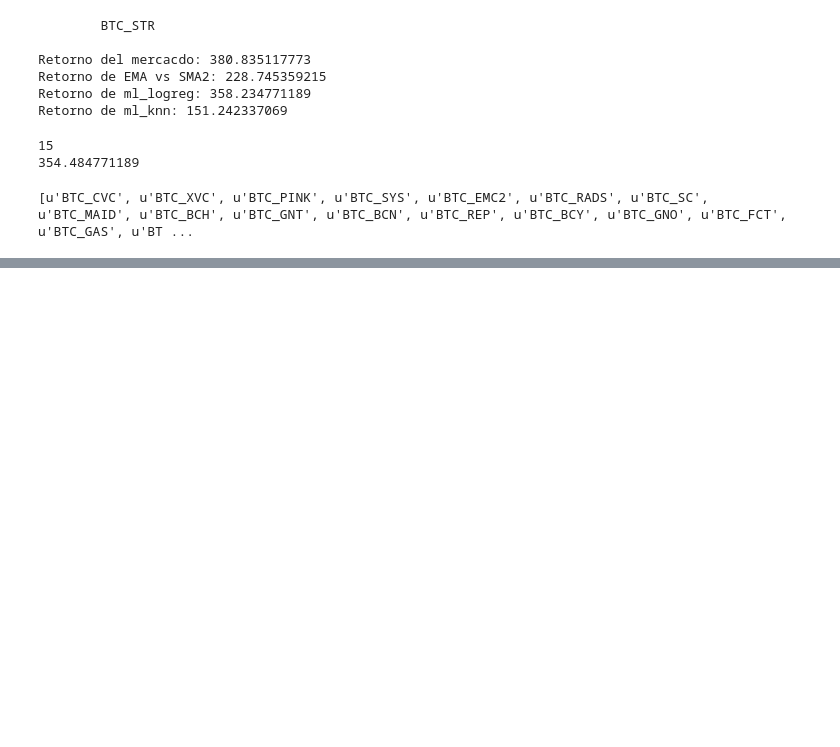
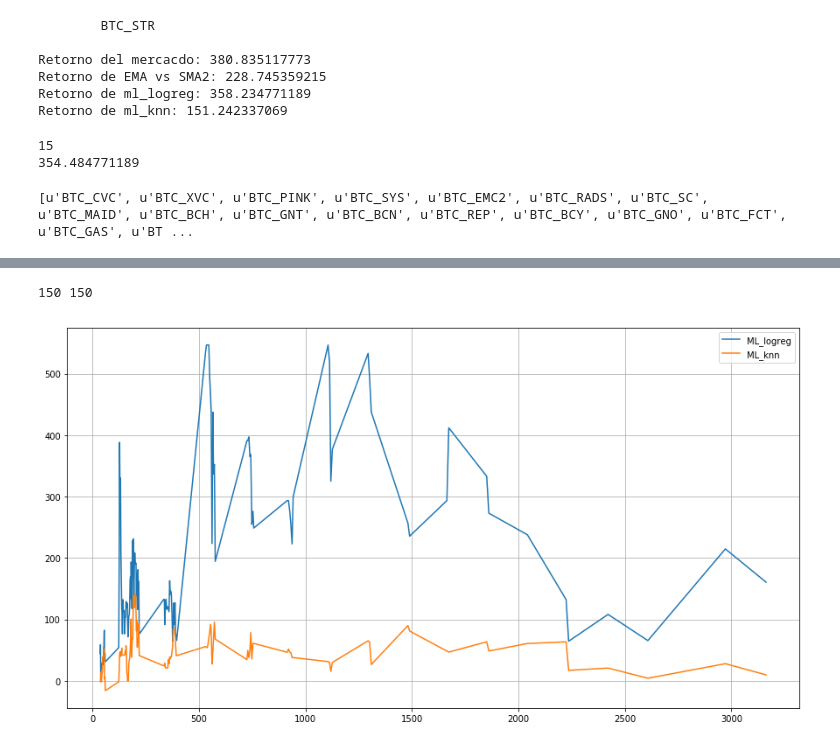
Before and after one commit to ADCryptoSolutions/adcb, a Jupyter notebook: StrategiesTest.ipynb, the cells around one changed output, grey strips where cells are left out. Saved outputs shown, nothing was run; the diff lists cells and outputs as text; code cells hidden in the pictures; blank space fills up the shorter version.

```diff
--- a/StrategiesTest.ipynb
+++ b/StrategiesTest.ipynb
@@ -360,0 +372,31 @@ for st in strat:
+# %%
+pers = np.arange(0.20, 0.95, 0.005)
+train = []
+log_reg = []
+knn =  []
+
+for per in pers:
+    # recalculando el tiempo inicial en virtud del entrenamiento del
+    # algoritmo
+    start2 = ml_init_time(end,start,per)
+    # cargando y preparando datos
+    df12 = prepareData(pair="BTC_DGB", start=start2, end=end, period=period)
+
+    train.append(len(df12[1:int(len(df12)*per)]))
+
+    w4, t = run_strategy("ml_logreg",df12,pair,True,per)
+    relativeReturn4,v4 = profit(w4)
+    log_reg.append(relativeReturn4*100)
+
+    w6, t = run_strategy("ml_knn",df12,pair,True,per)
+    relativeReturn6,v6 = profit(w6)
+    knn.append(relativeReturn6*100)
+
+print len(pers), len(log_reg)
+plt.plot(train,log_reg,label='ML_logreg')
+plt.plot(train,knn,label='ML_knn')
+plt.legend(loc='best')
+plt.grid()
+# %% [output]
+150 150
+[figure, added]
```
Also changed, not shown: parts of 5 cells of this notebook, 2 other files.
